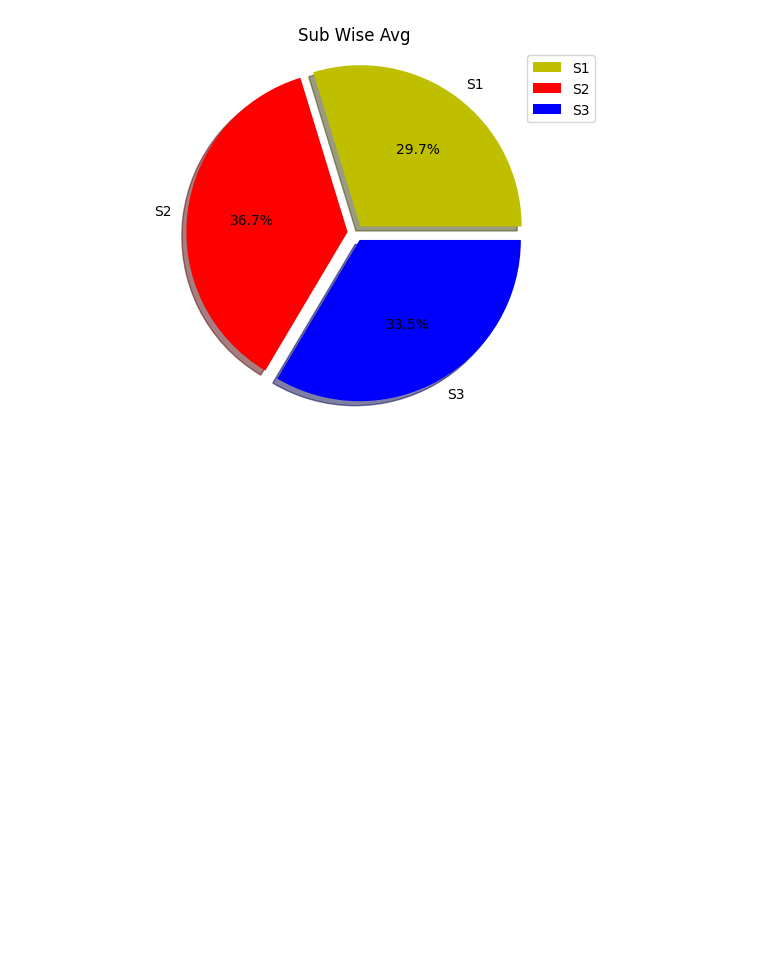
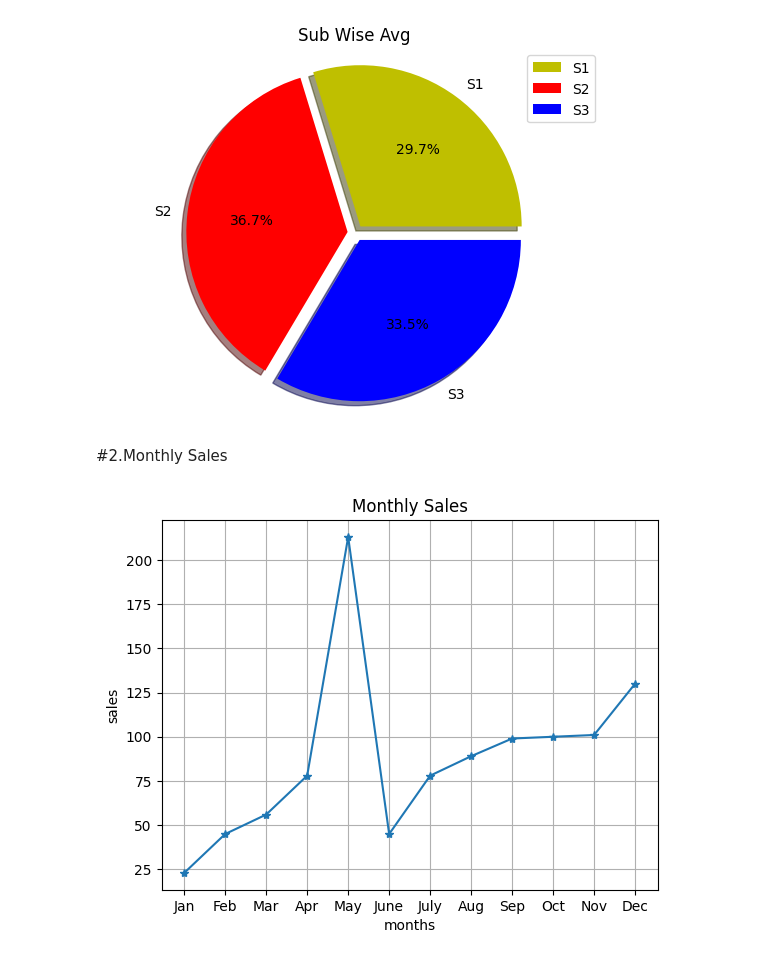
Before and after one commit to Neha8112/Matplotlib-Task-1-Students-data-, a Jupyter notebook: Matplotlib_Task_1.ipynb, the cells around one changed output. Drawn from its saved outputs; the diff is of its cells as text; code cells hidden in the pictures; blank space fills up the shorter version.

```diff
--- a/Matplotlib_Task_1.ipynb
+++ b/Matplotlib_Task_1.ipynb
@@ -51,3 +55,24 @@ plt.show()
 # %% [output]
 Index(['name', 'S1', 'S2', 'S3', 'Total', 'Avg'], dtype='object')
 [figure]
+# %% [markdown]
+#2.Monthly Sales
+# %%
+import matplotlib.pyplot as plt
+
+months = ["Jan", "Feb", "Mar", "Apr", "May", "June", "July", "Aug",
+"Sep", "Oct", "Nov", "Dec"]
+sales = [23, 45, 56, 78, 213, 45, 78, 89, 99, 100, 101, 130]
+
+plt.title("Monthly Sales")
+
+plt.xlabel("months")
+plt.ylabel("sales")
+
+plt.plot(months, sales, marker='*')
+
+plt.grid(True)
+
+plt.show()
+# %% [output]
+[figure, added]
```
Also changed, not shown: parts of 10 cells of this notebook.
